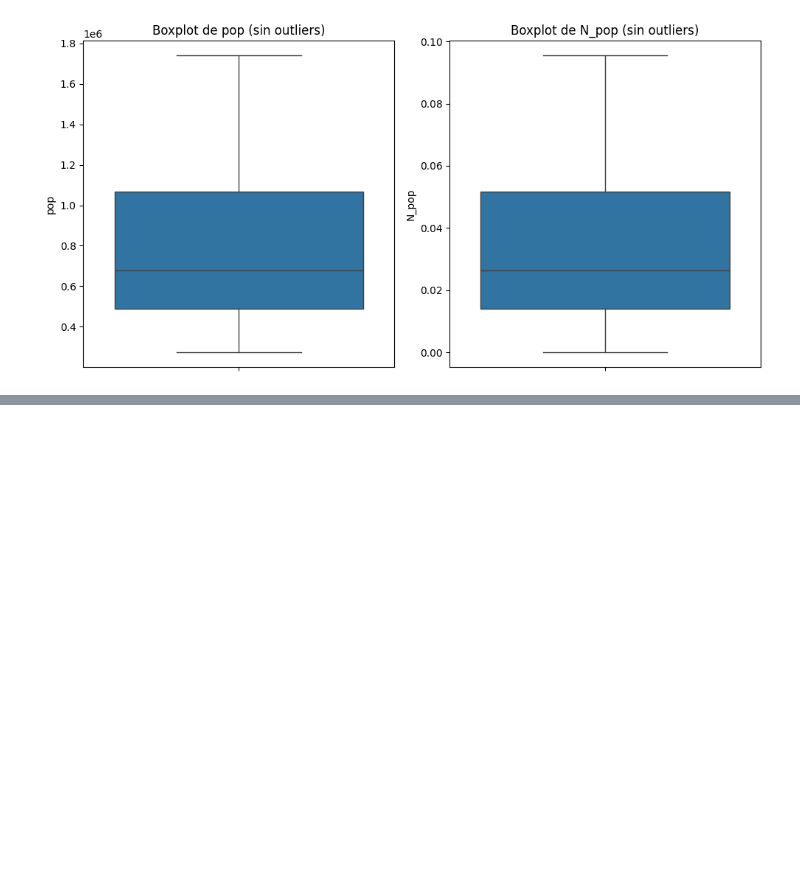
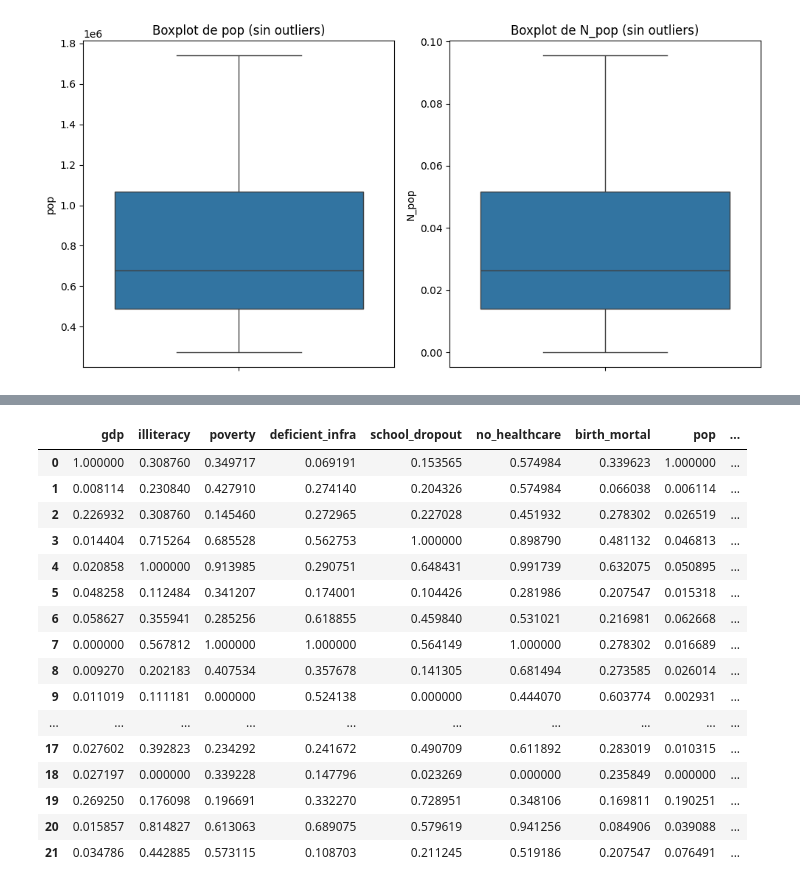
Before and after one commit to dirre44/Lab_de_recopilacion_Parcial_1, a Jupyter notebook: parcial1.ipynb, the cells around one changed output, grey strips where cells are left out. Cells and saved outputs as stored; diff of their text form; code cells hidden in the pictures; blank space fills up the shorter version.

```diff
--- a/parcial1.ipynb
+++ b/parcial1.ipynb
@@ -291,0 +326,27 @@ plt.show()
+# %%
+# Imputar valores faltantes con la mediana en todas las columnas numéricas
+imputer = SimpleImputer(strategy='median')
+df_norm[numeric_cols] = imputer.fit_transform(df_norm[numeric_cols])
+
+# Si quieres imputar también las columnas dummy (por si acaso hay nulos)
+df_norm[df_norm.columns.difference(numeric_cols)] = df_norm[df_norm.columns.difference(numeric_cols)].fillna(0)
+
+df_norm
+# %% [output]
+|  | gdp | illiteracy | poverty | deficient_infra | school_dropout | no_healthcare | birth_mortal | pop | ... |
+| 0 | 1.000000 | 0.308760 | 0.349717 | 0.069191 | 0.153565 | 0.574984 | 0.339623 | 1.000000 | ... |
+| 1 | 0.008114 | 0.230840 | 0.427910 | 0.274140 | 0.204326 | 0.574984 | 0.066038 | 0.006114 | ... |
+| 2 | 0.226932 | 0.308760 | 0.145460 | 0.272965 | 0.227028 | 0.451932 | 0.278302 | 0.026519 | ... |
+| 3 | 0.014404 | 0.715264 | 0.685528 | 0.562753 | 1.000000 | 0.898790 | 0.481132 | 0.046813 | ... |
+| 4 | 0.020858 | 1.000000 | 0.913985 | 0.290751 | 0.648431 | 0.991739 | 0.632075 | 0.050895 | ... |
+| 5 | 0.048258 | 0.112484 | 0.341207 | 0.174001 | 0.104426 | 0.281986 | 0.207547 | 0.015318 | ... |
+| 6 | 0.058627 | 0.355941 | 0.285256 | 0.618855 | 0.459840 | 0.531021 | 0.216981 | 0.062668 | ... |
+| 7 | 0.000000 | 0.567812 | 1.000000 | 1.000000 | 0.564149 | 1.000000 | 0.278302 | 0.016689 | ... |
+| 8 | 0.009270 | 0.202183 | 0.407534 | 0.357678 | 0.141305 | 0.681494 | 0.273585 | 0.026014 | ... |
+| 9 | 0.011019 | 0.111181 | 0.000000 | 0.524138 | 0.000000 | 0.444070 | 0.603774 | 0.002931 | ... |
+| ... | ... | ... | ... | ... | ... | ... | ... | ... | ... |
+| 17 | 0.027602 | 0.392823 | 0.234292 | 0.241672 | 0.490709 | 0.611892 | 0.283019 | 0.010315 | ... |
+| 18 | 0.027197 | 0.000000 | 0.339228 | 0.147796 | 0.023269 | 0.000000 | 0.235849 | 0.000000 | ... |
+| 19 | 0.269250 | 0.176098 | 0.196691 | 0.332270 | 0.728951 | 0.348106 | 0.169811 | 0.190251 | ... |
+| 20 | 0.015857 | 0.814827 | 0.613063 | 0.689075 | 0.579619 | 0.941256 | 0.084906 | 0.039088 | ... |
+| 21 | 0.034786 | 0.442885 | 0.573115 | 0.108703 | 0.211245 | 0.519186 | 0.207547 | 0.076491 | ... |
```
Also changed, not shown: parts of 5 cells of this notebook.
